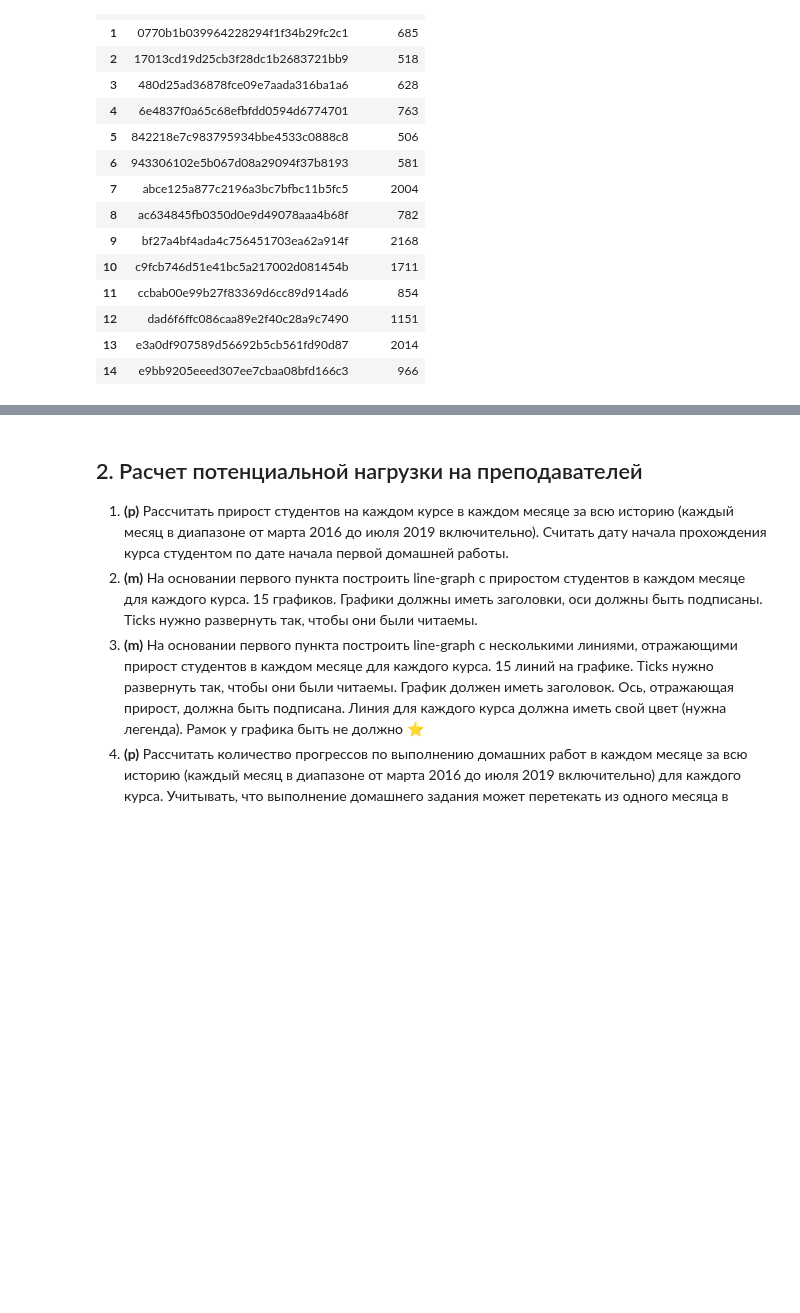
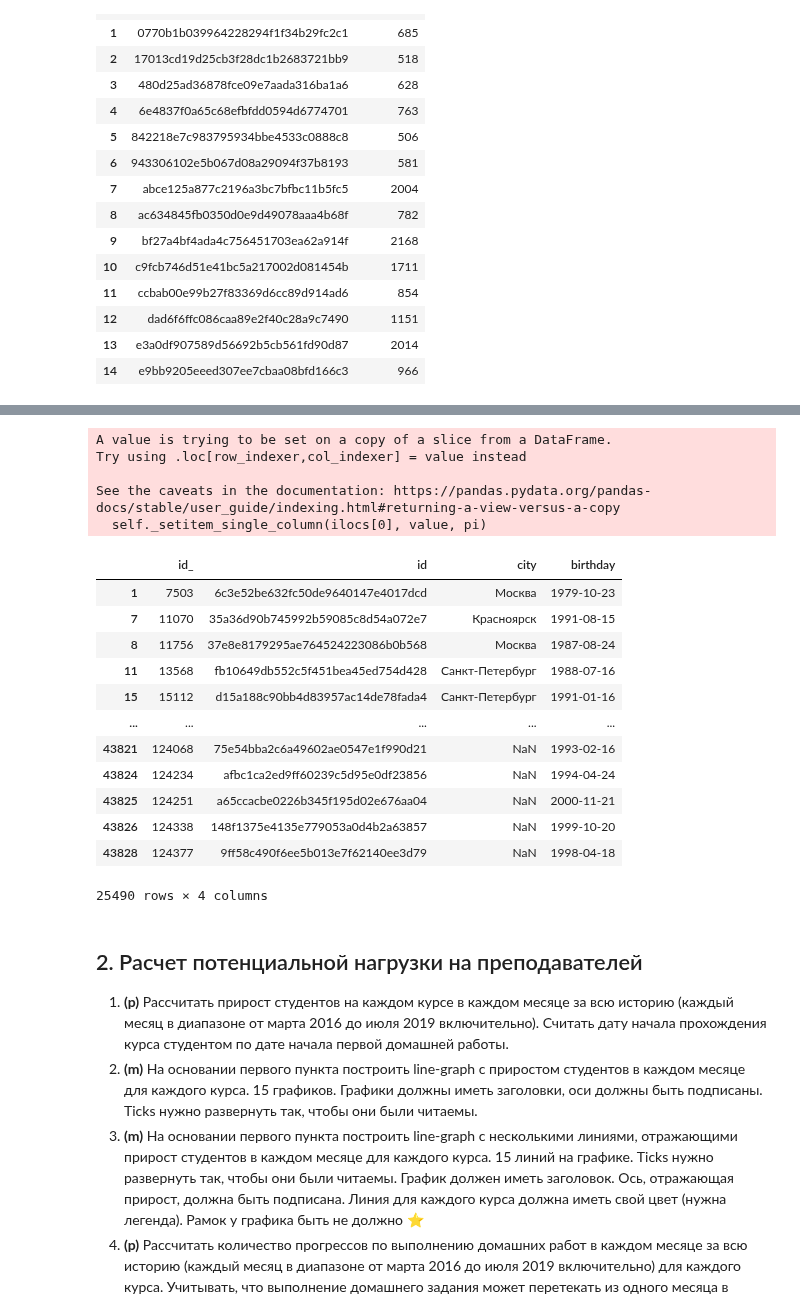
Before and after one commit to larinsi/DS0P, a Jupyter notebook: Course_work_entry_level_analyst/Cousework_analitycs_1/Coursework_analytics_1.ipynb, the cells around one changed output, grey strips where cells are left out. Saved outputs shown, nothing was run; the diff lists cells and outputs as text; code cells hidden in the pictures; blank space fills up the shorter version.

```diff
--- a/Course_work_entry_level_analyst/Cousework_analitycs_1/Coursework_analytics_1.ipynb
+++ b/Course_work_entry_level_analyst/Cousework_analitycs_1/Coursework_analytics_1.ipynb
@@ -221,3 +218,31 @@ OutOfBoundsDatetime: Out of bounds nanosecond timestamp: 235-05-31 00:00:00
+# %%
+# Минимальный, максимальный, средний, медианный возраст студентов
+import datetime
+
+today = datetime.datetime.today()
+students_age = df_students.dropna(subset=['birthday'])
+students_age.loc[:,'birthday'] = pd.to_datetime(students_age.loc[:,'birthday'], errors='coerce')
+students_age = students_age[students_age['birthday'].notnull()]
+students_age
+# %% [output]
+A value is trying to be set on a copy of a slice from a DataFrame.
+Try using .loc[row_indexer,col_indexer] = value instead
+
+See the caveats in the documentation: https://pandas.pydata.org/pandas-docs/stable/user_guide/indexing.html#returning-a-view-versus-a-copy
+  self._setitem_single_column(ilocs[0], value, pi)
+|  | id_ | id | city | birthday |
+| 1 | 7503 | 6c3e52be632fc50de9640147e4017dcd | Москва | 1979-10-23 |
+| 7 | 11070 | 35a36d90b745992b59085c8d54a072e7 | Красноярск | 1991-08-15 |
+| 8 | 11756 | 37e8e8179295ae764524223086b0b568 | Москва | 1987-08-24 |
+| 11 | 13568 | fb10649db552c5f451bea45ed754d428 | Санкт-Петербург | 1988-07-16 |
+| 15 | 15112 | d15a188c90bb4d83957ac14de78fada4 | Санкт-Петербург | 1991-01-16 |
+| ... | ... | ... | ... | ... |
+| 43821 | 124068 | 75e54bba2c6a49602ae0547e1f990d21 | NaN | 1993-02-16 |
+| 43824 | 124234 | afbc1ca2ed9ff60239c5d95e0df23856 | NaN | 1994-04-24 |
+| 43825 | 124251 | a65ccacbe0226b345f195d02e676aa04 | NaN | 2000-11-21 |
+| 43826 | 124338 | 148f1375e4135e779053a0d4b2a63857 | NaN | 1999-10-20 |
+| 43828 | 124377 | 9ff58c490f6ee5b013e7f62140ee3d79 | NaN | 1998-04-18 |
+25490 rows × 4 columns
 # %% [markdown]
 ## 2. Расчет потенциальной нагрузки на преподавателей
 
```
Also changed, not shown: parts of 2 cells of this notebook.
